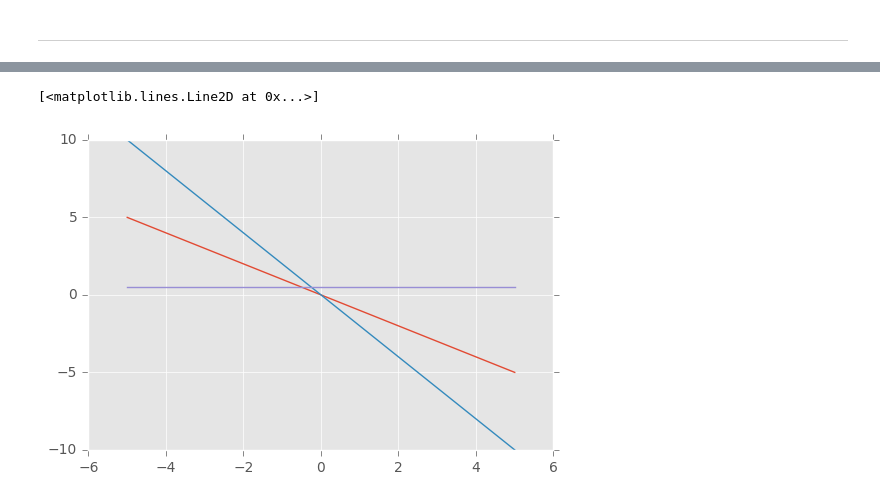
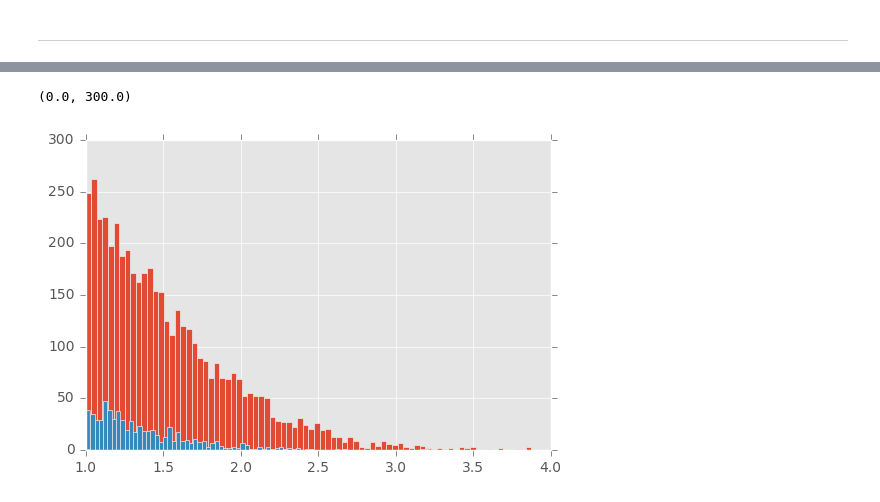
Before and after one commit to Asav7/DS_Sandbox, a Jupyter notebook: Tails analysis of two normal distributions with different means.ipynb, the cells around one changed output, grey strips where cells are left out. Cells and saved outputs as stored; diff of their text form; code cells hidden in the pictures.

```diff
--- a/Tails analysis of two normal distributions with different means.ipynb
+++ b/Tails analysis of two normal distributions with different means.ipynb
@@ -80,7 +61,12 @@ print(-v + 10, -2*v + 10, (-v + 10)/(-v*2 + 10))
-# %%
-plt.plot(x, -x)
-plt.plot(x, -2*x)
-plt.plot(x, (-x) / (-2*x))
-# %% [output]
-[<matplotlib.lines.Line2D at 0x...>]
-[figure, removed]
+# %%
+size = 30000
+bins = 80
+n1 = np.random.normal(size=size)
+n2 = np.random.normal(loc=-1, size=size)
+plt.hist(n1[n1>1], bins=bins)
+plt.hist(n2[n2>1], bins=bins)
+plt.gca().set_xlim(left=1)
+plt.gca().set_ylim()
+# %% [output]
+(0.0, 300.0)
+[figure, added]
```
Also changed, not shown: parts of 14 cells of this notebook.
